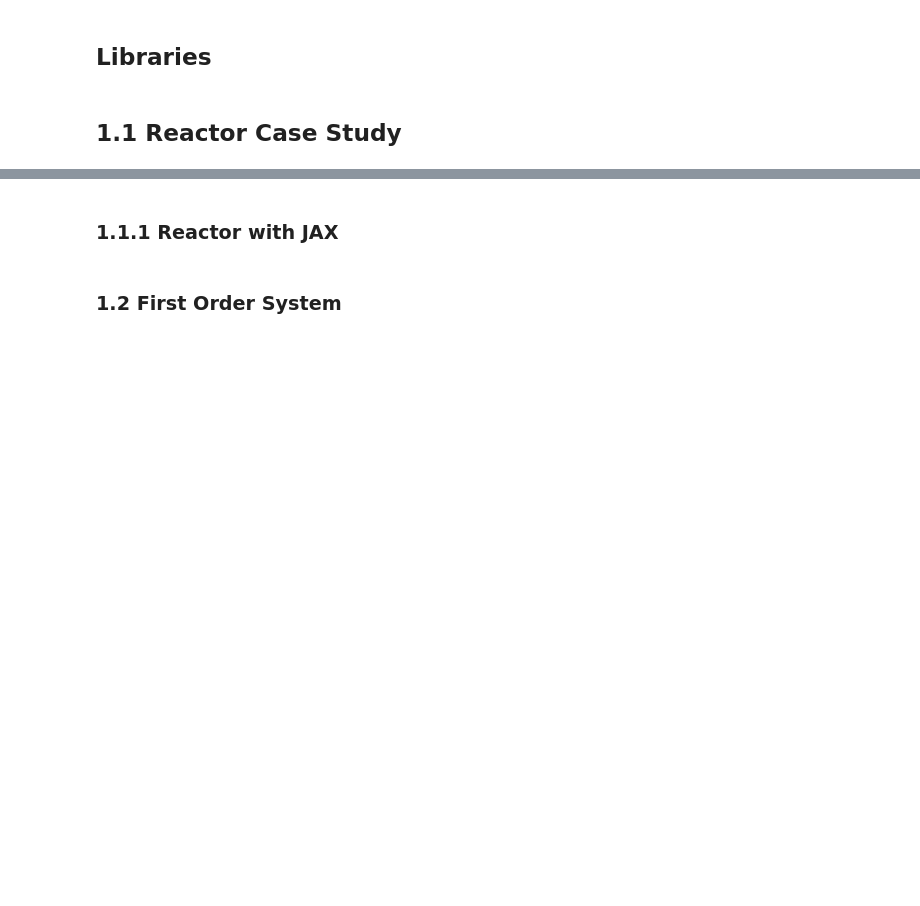
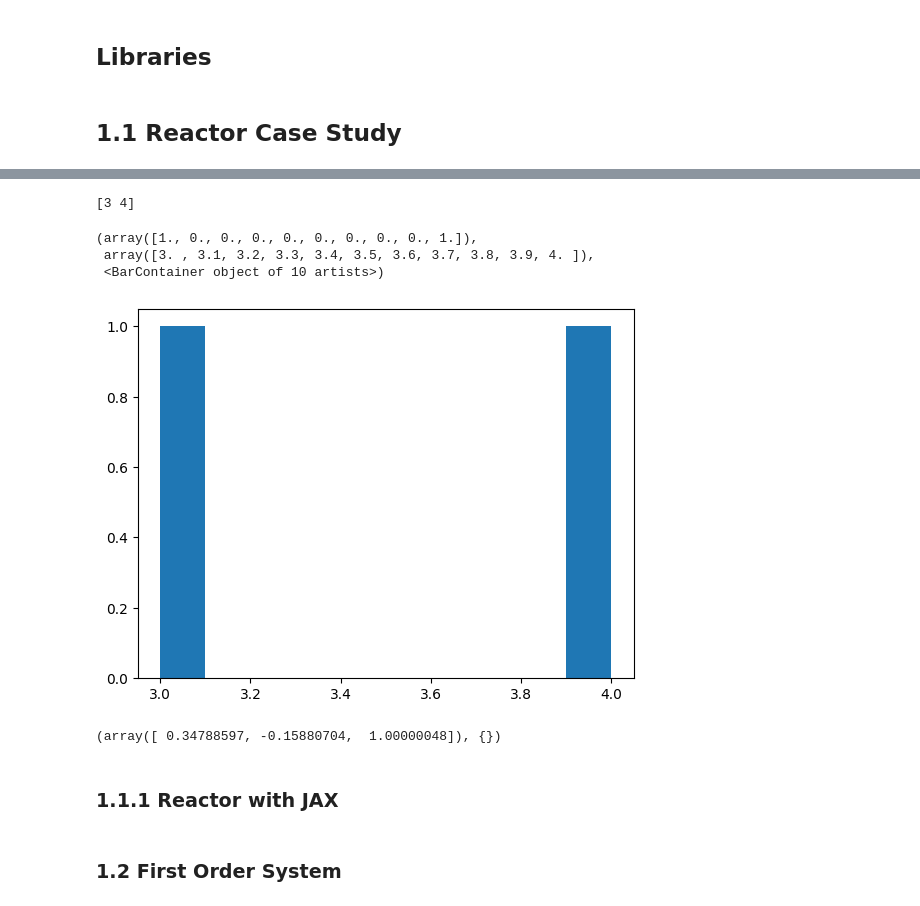
Before and after one commit to MaximilianB2/pc-gym, a Jupyter notebook: pc-gym/pc_gym showcase (PPO).ipynb, the cells around one changed output, grey strips where cells are left out. Cells and saved outputs as stored; diff of their text form; code cells hidden in the pictures; blank space fills up the shorter version.

```diff
--- a/pc-gym/pc_gym showcase (PPO).ipynb
+++ b/pc-gym/pc_gym showcase (PPO).ipynb
@@ -76,3 +91,18 @@ env.plot_rollout(initial_policy,10)
+# %%
+r = np.array(([1,1,1],[2,1,1])).reshape(3,2)
+print(np.sum(r,axis =0))
+r = np.sum(r,axis =0)
+plt.hist(r)
+# %% [output]
+[3 4]
+(array([1., 0., 0., 0., 0., 0., 0., 0., 0., 1.]),
+ array([3. , 3.1, 3.2, 3.3, 3.4, 3.5, 3.6, 3.7, 3.8, 3.9, 4. ]),
+ <BarContainer object of 10 artists>)
+[figure, added]
+# %%
+env.reset()
+# %% [output]
+(array([ 0.34788597, -0.15880704,  1.00000048]), {})
 # %% [markdown]
 ### 1.1.1 Reactor with JAX
 # %%
```
Also changed, not shown: parts of 4 cells of this notebook, 6 other files.
